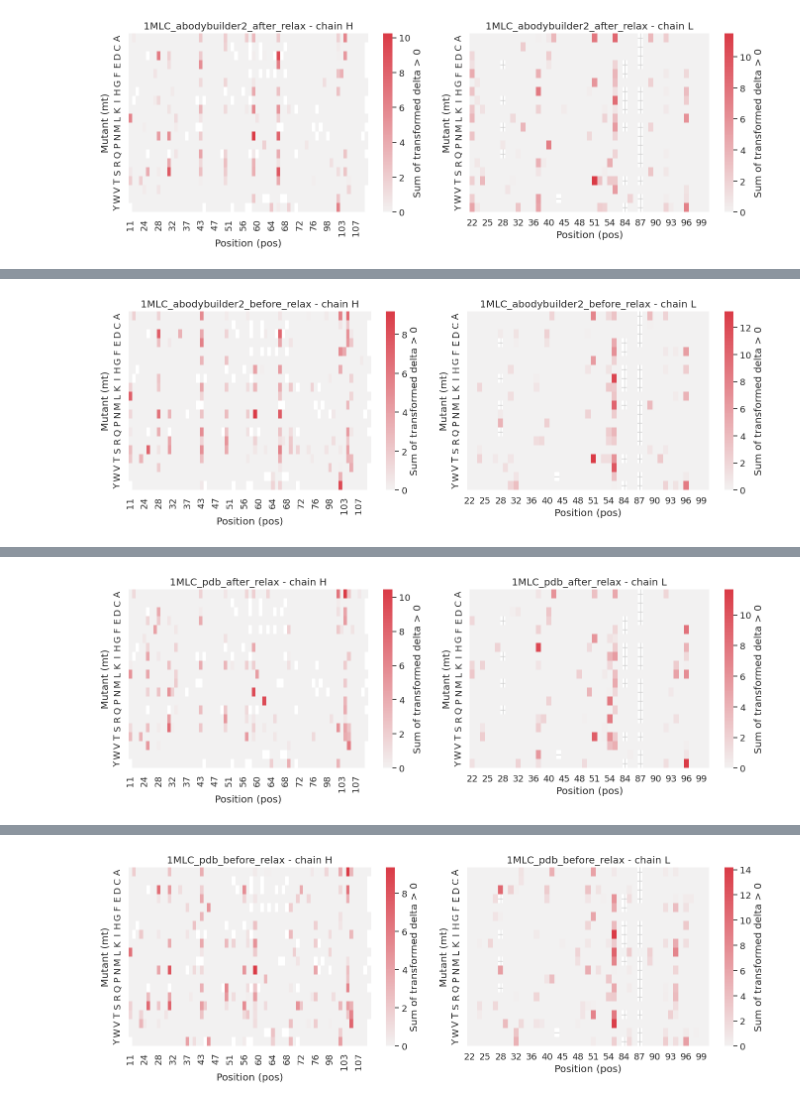
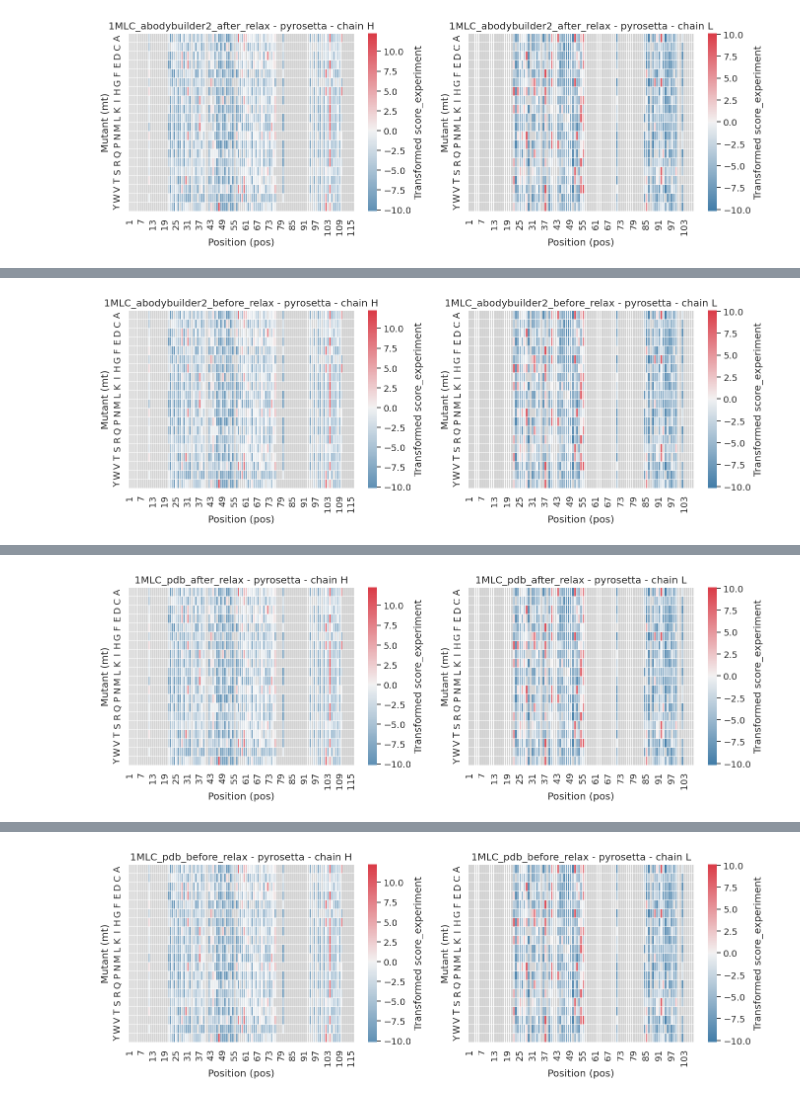
Before and after one commit to WenyueDai/Benchmark_point_mutation_antibody_VHH, a Jupyter notebook: benchmark_results/playground_mAb_DMS/20250715_thermo_mAb.ipynb, the cells around one changed output, grey strips where cells are left out. Cells and saved outputs as stored; diff of their text form; code cells hidden in the pictures.

```diff
--- a/benchmark_results/playground_mAb_DMS/20250715_thermo_mAb.ipynb
+++ b/benchmark_results/playground_mAb_DMS/20250715_thermo_mAb.ipynb
@@ -272,2 +489,74 @@ df
 # %%
+import pandas as pd
+import seaborn as sns
+import matplotlib.pyplot as plt
+import numpy as np
+from matplotlib.colors import ListedColormap
+
+# Use your merged dataframe
+df = pd.read_csv('/home/eva/0_point_mutation/benchmark_results/playground_mAb_DMS/merged_df_check.csv')
+
+
+# Identify delta and score columns
+score_cols = [col for col in df.columns if col.startswith("score")]
+df[score_cols].fillna('0')
+df['score_experiment'] = df['score_experiment'] * (-1)
+samples = df['sample'].unique()
+
+# Ensure numeric conversion
+for col in score_cols:
+    df[col] = pd.to_numeric(df[col], errors='coerce')
+
+# Define diverging cmap (with meaningful 0 as sperator) with grey mask
+def get_diverging_cmap():
+    cmap = sns.diverging_palette(240, 10, as_cmap=True)
+    cmap.set_bad("lightgrey") #Nan or masked value
+    return cmap
+
+def scale_up(x):
+    try:
+        return x * 3 if x > 0 else x * 1
+    except:
+        return np.nan
+
+df['score_experiment'] = df['score_experiment'].apply(scale_up)
+
+# Iterate through samples
+for sample in samples:
+    df_sample = df[df['sample'] == sample]
+
+    # === Plot delta columns (with transform) ===
+    fig, axs = plt.subplots(1, 2, figsize=(14, 5))
+    for j, chain_type in enumerate(['H', 'L']):
+        df_chain = df_sample[df_sample['chain'] == chain_type]
+        pivot = df_chain.pivot(index="mt", columns="pos", values=score_col).astype(float)
+
+        # Mask where wt == mt
+        mask_data = df_chain[df_chain['wt'] == df_chain['mt']]
+        # only masked region is 0.0, the rest is NaN
+        mask_matrix = mask_data.pivot(index="mt", columns="pos", values=delta_col)
+        # convert to a proper boolean mask, 0.0->True, NaN->False
+        mask = mask_matrix.notna().reindex_like(pivot).fillna(False)
+
+        print(f"Sample: {sample}, Chain: {chain_type}, Delta: {delta_col}")
+        print("pivot shape:", pivot.shape)
+        print("pivot_transformed NaNs:", pivot.isna().sum().sum())
+        print("Original NaNs before transformation:", pivot.isna().sum().sum())
+
+        sns.heatmap(
+            pivot,
+            mask=mask,
+            cmap=get_diverging_cmap(),
+            center=0,
+            linewidths=0.5,
+            cbar_kws={"label": f"Transformed {score_col}"},
+            ax=axs[j]
+        )
+        method_name = delta_col.split("_")[-1]
+        axs[j].set_title(f"{sample} - {method_name} - chain {chain_type}")
+        axs[j].set_ylabel("Mutant (mt)")
+        axs[j].set_xlabel("Position (pos)")
+
+    plt.tight_layout()
+    plt.show()
 # %% [output]
@@ -274 +571 @@ df
-[figure, old version]
+[figure, new version]
@@ -275 +580 @@ df
-[figure, old version]
+[figure, new version]
@@ -276 +589 @@ df
-[figure, old version]
+[figure, new version]
@@ -277 +598 @@ df
-[figure, old version]
+[figure, new version]
```
Also changed, not shown: parts of 11 cells of this notebook, 16 other files.
